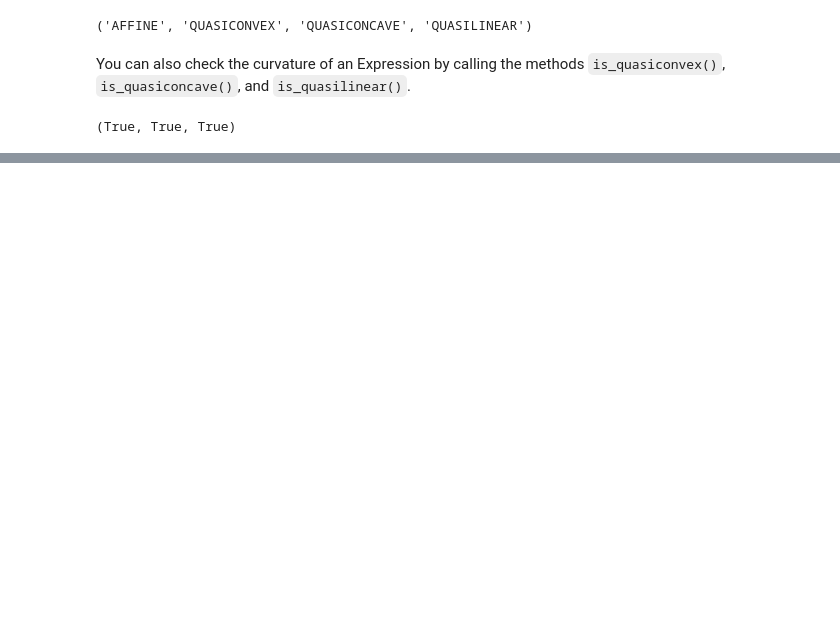
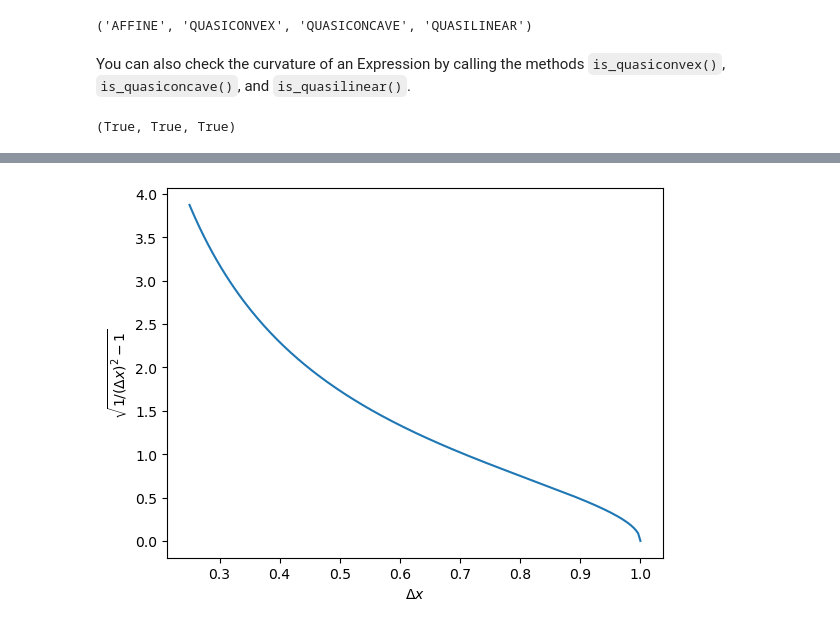
Before and after one commit to chofchof/convex-optimization, a Jupyter notebook: cvxpy_user_guide4.ipynb, the cells around one changed output, grey strips where cells are left out. Drawn from its saved outputs; the diff is of its cells as text; code cells hidden in the pictures; blank space fills up the shorter version.

```diff
--- a/cvxpy_user_guide4.ipynb
+++ b/cvxpy_user_guide4.ipynb
@@ -162,0 +357,13 @@ Bisection involves solving a sequence of optimization problems. If your problem
+# %%
+import numpy as np
+import matplotlib.pyplot as plt
+
+x = np.linspace(0.25, 1, num=201)
+y = [np.sqrt(1. / xi**2 - 1) for xi in x]
+
+_, ax = plt.subplots()
+ax.plot(x, y)
+ax.set_xlabel("$\Delta x$")
+ax.set_ylabel("$\sqrt{1/(\Delta x)^2 - 1}$");
+# %% [output]
+[figure, added]
```
Also changed, not shown: parts of 27 cells of this notebook, 4 other files.
